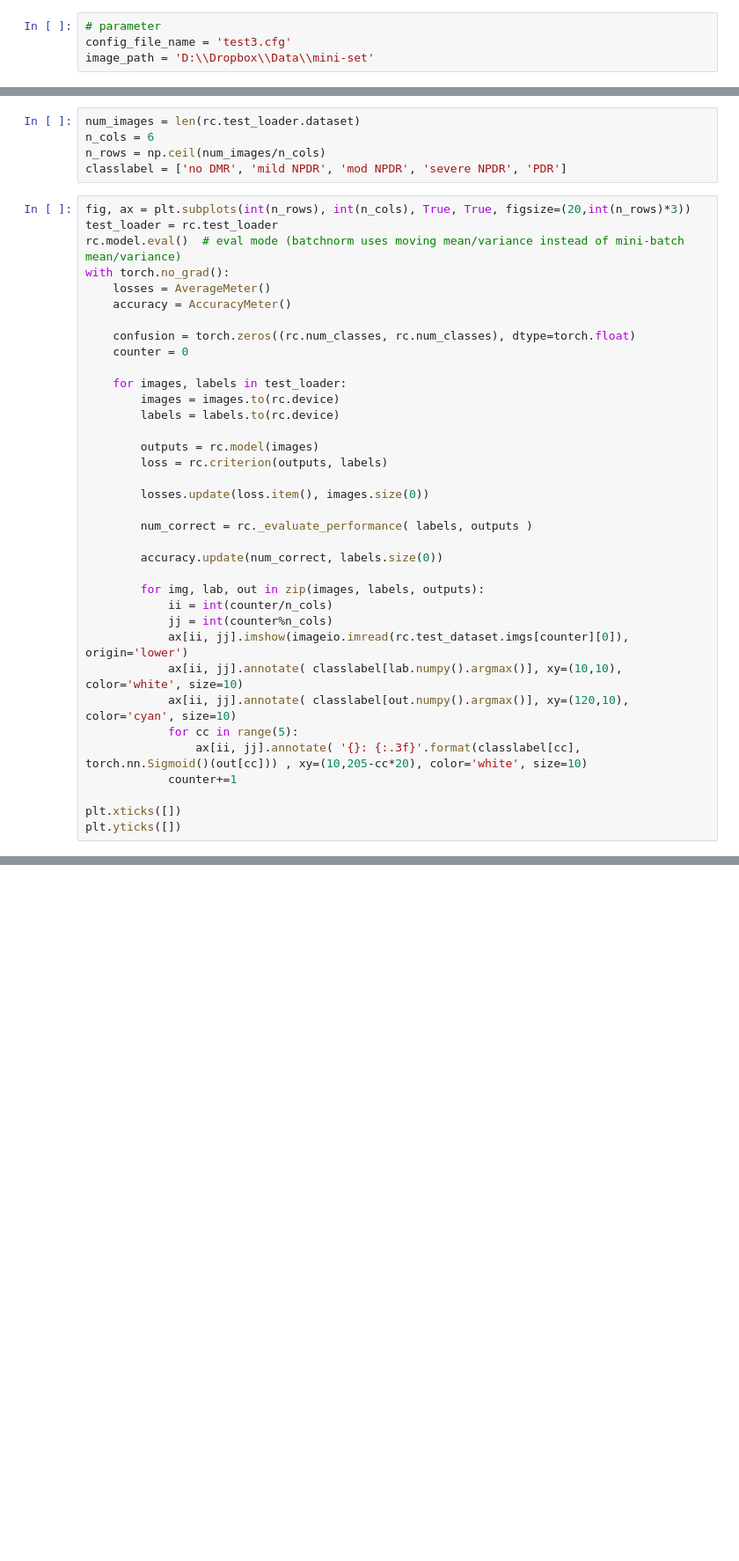
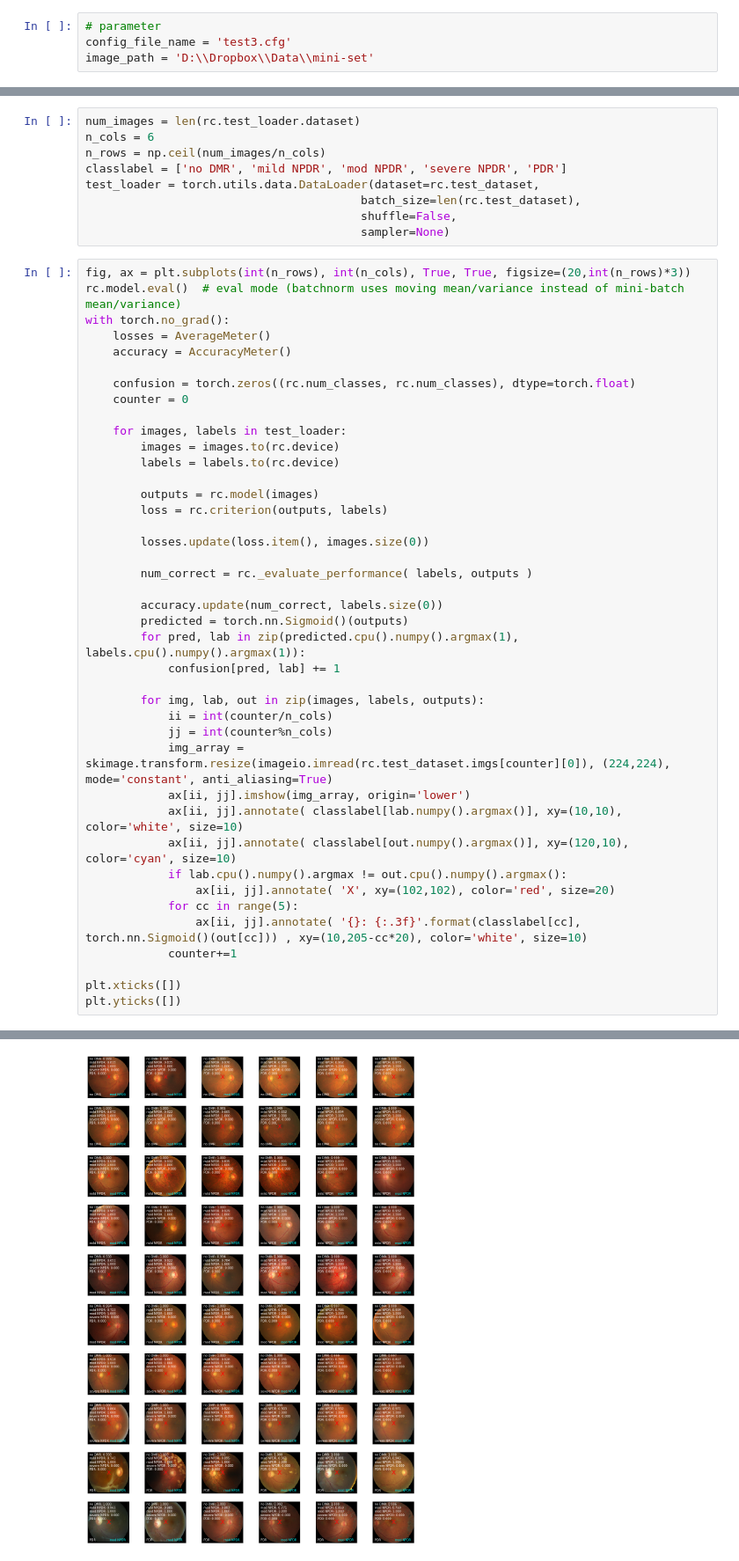
Before and after one commit to hyongsok/medAi, a Jupyter notebook: Showcase evaluation.ipynb, the cells around one changed output, grey strips where cells are left out. Shown at 88% size. Cells and saved outputs as stored; diff of their text form; blank space fills up the shorter version.

```diff
--- a/Showcase evaluation.ipynb
+++ b/Showcase evaluation.ipynb
@@ -33,9 +37,12 @@ num_images = len(rc.test_loader.dataset)
 n_cols = 6
 n_rows = np.ceil(num_images/n_cols)
 classlabel = ['no DMR', 'mild NPDR', 'mod NPDR', 'severe NPDR', 'PDR']
+test_loader = torch.utils.data.DataLoader(dataset=rc.test_dataset,
+                                        batch_size=len(rc.test_dataset),
+                                        shuffle=False,
+                                        sampler=None)
 # %%
 fig, ax = plt.subplots(int(n_rows), int(n_cols), True, True, figsize=(20,int(n_rows)*3))
-test_loader = rc.test_loader
 rc.model.eval()  # eval mode (batchnorm uses moving mean/variance instead of mini-batch mean/variance)
 with torch.no_grad():
     losses = AverageMeter()
@@ -56,16 +63,23 @@ with torch.no_grad():
         num_correct = rc._evaluate_performance( labels, outputs )
 
         accuracy.update(num_correct, labels.size(0))
+        predicted = torch.nn.Sigmoid()(outputs)
+        for pred, lab in zip(predicted.cpu().numpy().argmax(1), labels.cpu().numpy().argmax(1)):
+            confusion[pred, lab] += 1
 
         for img, lab, out in zip(images, labels, outputs):
             ii = int(counter/n_cols)
             jj = int(counter%n_cols)
-            ax[ii, jj].imshow(imageio.imread(rc.test_dataset.imgs[counter][0]), origin='lower')
+            img_array = skimage.transform.resize(imageio.imread(rc.test_dataset.imgs[counter][0]), (224,224), mode='constant', anti_aliasing=True)
+            ax[ii, jj].imshow(img_array, origin='lower')
             ax[ii, jj].annotate( classlabel[lab.numpy().argmax()], xy=(10,10), color='white', size=10)
             ax[ii, jj].annotate( classlabel[out.numpy().argmax()], xy=(120,10), color='cyan', size=10)
+            if lab.cpu().numpy().argmax != out.cpu().numpy().argmax():
+                ax[ii, jj].annotate( 'X', xy=(102,102), color='red', size=20)
             for cc in range(5):
                 ax[ii, jj].annotate( '{}: {:.3f}'.format(classlabel[cc], torch.nn.Sigmoid()(out[cc])) , xy=(10,205-cc*20), color='white', size=10)
             counter+=1
 
 plt.xticks([])
 plt.yticks([])
+# %% [output]
@@ -71,0 +87 @@ plt.yticks([])
+[figure, added]
```
Also changed, not shown: parts of 8 cells of this notebook, 2 other files.
